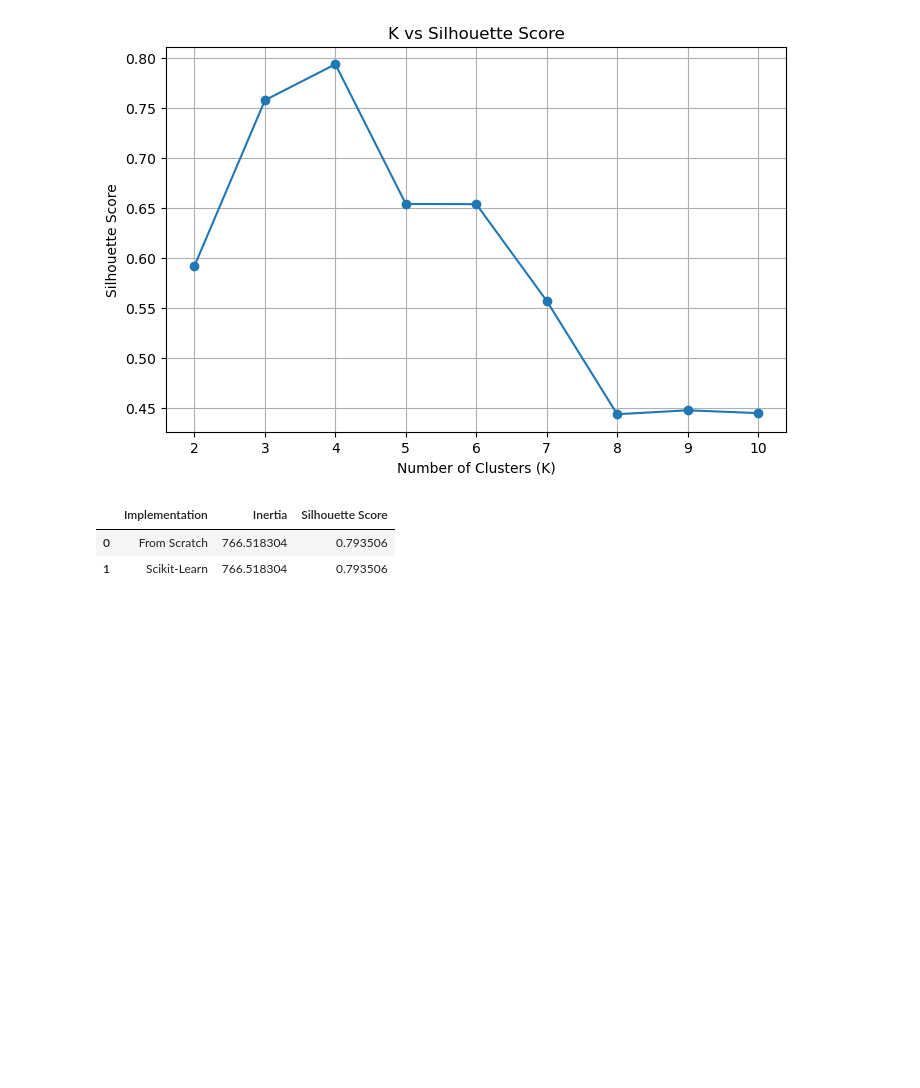
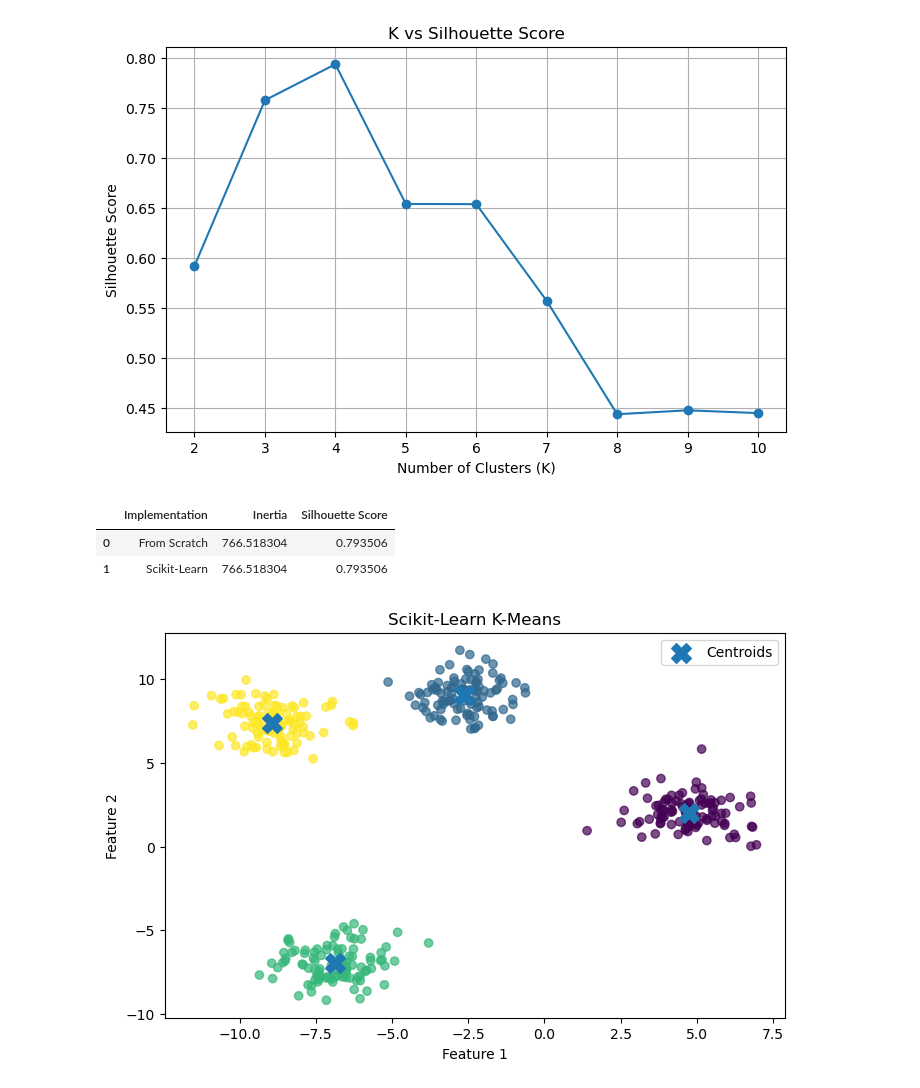
Before and after one commit to AHMAD-ALI5/machine-learning-from-scratch, a Jupyter notebook: machine-learning-from-scratch/Clustering/kmeans.ipynb, the cells around one changed output. Cells and saved outputs as stored; diff of their text form; code cells hidden in the pictures; blank space fills up the shorter version.

```diff
--- a/machine-learning-from-scratch/Clustering/kmeans.ipynb
+++ b/machine-learning-from-scratch/Clustering/kmeans.ipynb
@@ -301,3 +301,29 @@ comparison
 |  | Implementation | Inertia | Silhouette Score |
 | 0 | From Scratch | 766.518304 | 0.793506 |
 | 1 | Scikit-Learn | 766.518304 | 0.793506 |
+# %%
+plt.figure(figsize=(8, 5))
+
+plt.scatter(
+    X[:, 0],
+    X[:, 1],
+    c=sklearn_labels,
+    alpha=0.7
+)
+
+plt.scatter(
+    sklearn_kmeans.cluster_centers_[:, 0],
+    sklearn_kmeans.cluster_centers_[:, 1],
+    marker="X",
+    s=200,
+    label="Centroids"
+)
+
+plt.xlabel("Feature 1")
+plt.ylabel("Feature 2")
+plt.title("Scikit-Learn K-Means")
+plt.legend()
+
+plt.show()
+# %% [output]
+[figure, added]
```
Also changed, not shown: parts of 1 cell of this notebook.
